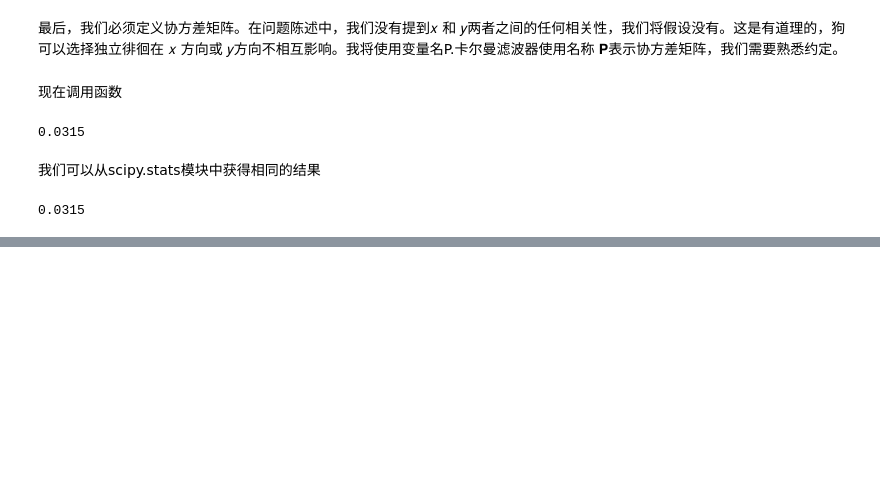
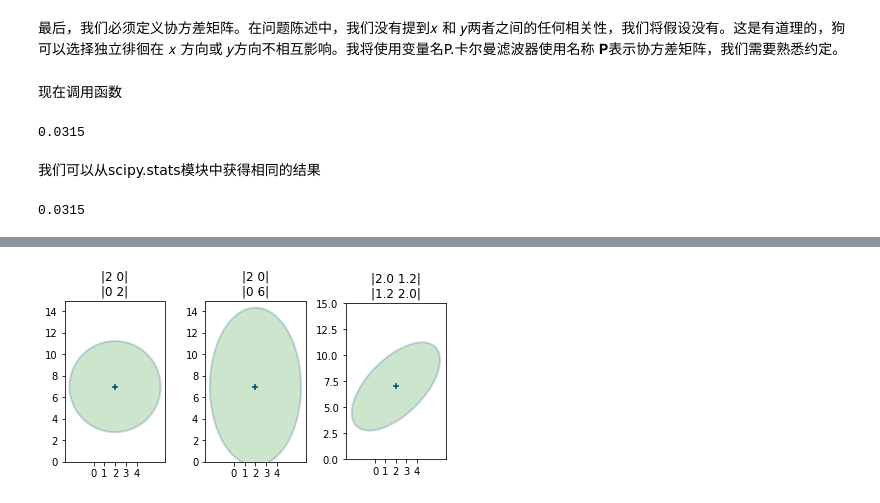
Before and after one commit to SunJianboGitHub/KalmanFilter, a Jupyter notebook: 05-多元高斯.ipynb, the cells around one changed output, grey strips where cells are left out. Saved outputs shown, nothing was run; the diff lists cells and outputs as text; code cells hidden in the pictures; blank space fills up the shorter version.

```diff
--- a/05-多元高斯.ipynb
+++ b/05-多元高斯.ipynb
@@ -288,0 +307,4 @@ print(f'{multivariate_normal(mu, P).pdf(x):.4f}')
+# %%
+mkf_internal.plot_3_covariances()
+# %% [output]
+[figure, added]
```
Also changed, not shown: parts of 9 cells of this notebook.
